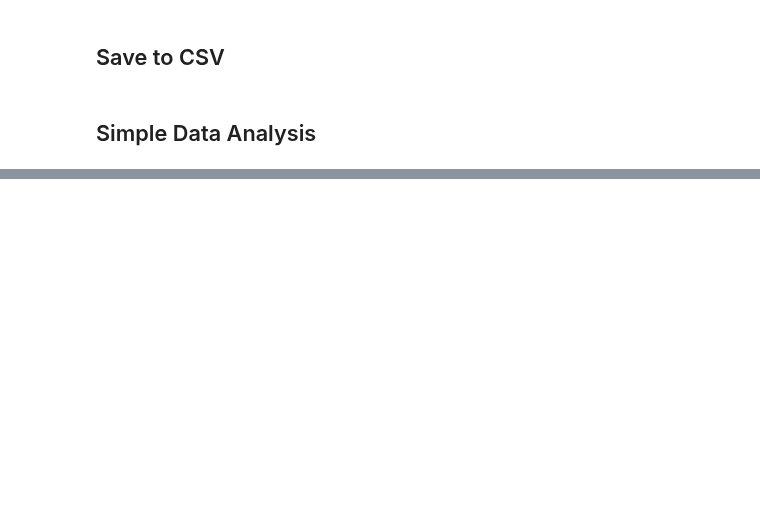
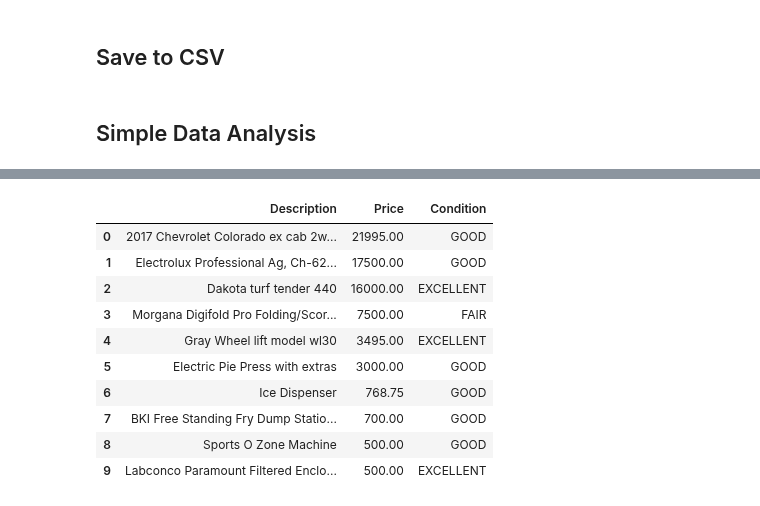
Before and after one commit to pedrosanhueza/Web-Scrape, a Jupyter notebook: Surplus Sale Items/Surplus - Code/WebScrape - SurplusSaleItems.ipynb, the cells around one changed output, grey strips where cells are left out. Drawn from its saved outputs; the diff is of its cells as text; code cells hidden in the pictures; blank space fills up the shorter version.

```diff
--- a/Surplus Sale Items/Surplus - Code/WebScrape - SurplusSaleItems.ipynb
+++ b/Surplus Sale Items/Surplus - Code/WebScrape - SurplusSaleItems.ipynb
@@ -55,0 +110,16 @@ data.to_csv(filePath, index=False) # save to file path
+# %%
+# Top 10 expensive items - overall
+
+data.sort_values('Price',ascending=False).head(10)[['Description','Price','Condition']].reset_index().drop('index',axis=1)
+# %% [output]
+|  | Description | Price | Condition |
+| 0 | 2017 Chevrolet Colorado ex cab 2w... | 21995.00 | GOOD |
+| 1 | Electrolux Professional Ag, Ch-62... | 17500.00 | GOOD |
+| 2 | Dakota turf tender 440 | 16000.00 | EXCELLENT |
+| 3 | Morgana Digifold Pro Folding/Scor... | 7500.00 | FAIR |
+| 4 | Gray Wheel lift model wl30 | 3495.00 | EXCELLENT |
+| 5 | Electric Pie Press with extras | 3000.00 | GOOD |
+| 6 | Ice Dispenser | 768.75 | GOOD |
+| 7 | BKI Free Standing Fry Dump Statio... | 700.00 | GOOD |
+| 8 | Sports O Zone Machine | 500.00 | GOOD |
+| 9 | Labconco Paramount Filtered Enclo... | 500.00 | EXCELLENT |
```
Also changed, not shown: parts of 9 cells of this notebook, 2 other files.
